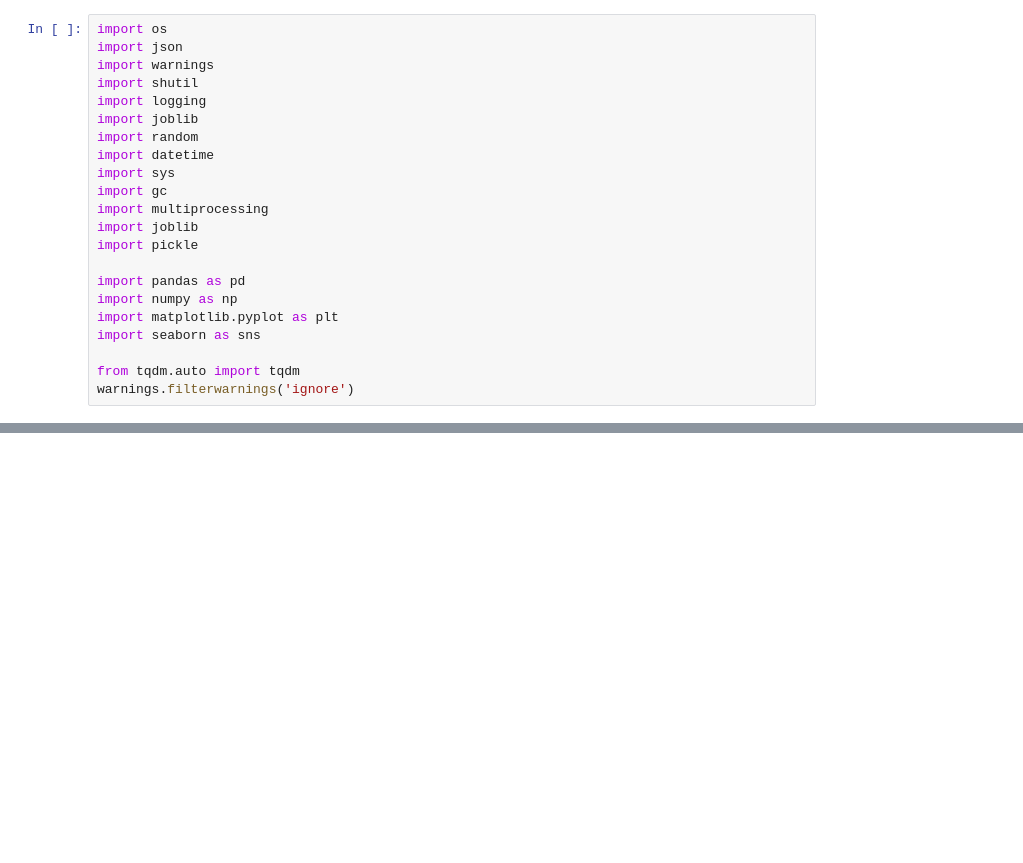
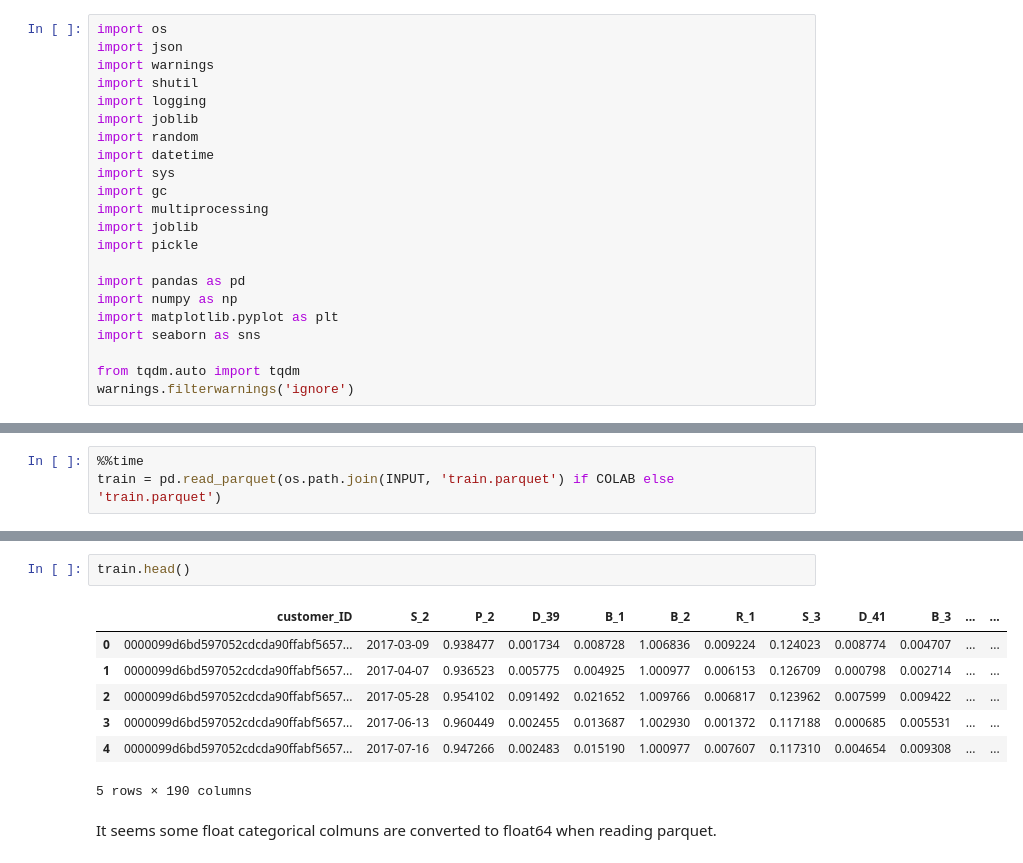
Before and after one commit to meltyyyyy/kaggle-amex, a Jupyter notebook: Notebooks/Starter/EDA001.ipynb, the cells around one changed output, grey strips where cells are left out. Drawn from its saved outputs; the diff is of its cells as text; blank space fills up the shorter version.

```diff
--- a/Notebooks/Starter/EDA001.ipynb
+++ b/Notebooks/Starter/EDA001.ipynb
@@ -100,0 +328,3 @@ else:
+# %%
+%%time
+train = pd.read_parquet(os.path.join(INPUT, 'train.parquet') if COLAB else 'train.parquet')
@@ -100,0 +334,12 @@ else:
+# %%
+train.head()
+# %% [output]
+|  | customer_ID | S_2 | P_2 | D_39 | B_1 | B_2 | R_1 | S_3 | D_41 | B_3 | ... | ... |
+| 0 | 0000099d6bd597052cdcda90ffabf5657... | 2017-03-09 | 0.938477 | 0.001734 | 0.008728 | 1.006836 | 0.009224 | 0.124023 | 0.008774 | 0.004707 | ... | ... |
+| 1 | 0000099d6bd597052cdcda90ffabf5657... | 2017-04-07 | 0.936523 | 0.005775 | 0.004925 | 1.000977 | 0.006153 | 0.126709 | 0.000798 | 0.002714 | ... | ... |
+| 2 | 0000099d6bd597052cdcda90ffabf5657... | 2017-05-28 | 0.954102 | 0.091492 | 0.021652 | 1.009766 | 0.006817 | 0.123962 | 0.007599 | 0.009422 | ... | ... |
+| 3 | 0000099d6bd597052cdcda90ffabf5657... | 2017-06-13 | 0.960449 | 0.002455 | 0.013687 | 1.002930 | 0.001372 | 0.117188 | 0.000685 | 0.005531 | ... | ... |
+| 4 | 0000099d6bd597052cdcda90ffabf5657... | 2017-07-16 | 0.947266 | 0.002483 | 0.015190 | 1.000977 | 0.007607 | 0.117310 | 0.004654 | 0.009308 | ... | ... |
+5 rows × 190 columns
+# %% [markdown]
+It seems some float categorical colmuns are converted to float64 when reading parquet.
```
Also changed, not shown: parts of 49 cells of this notebook.
